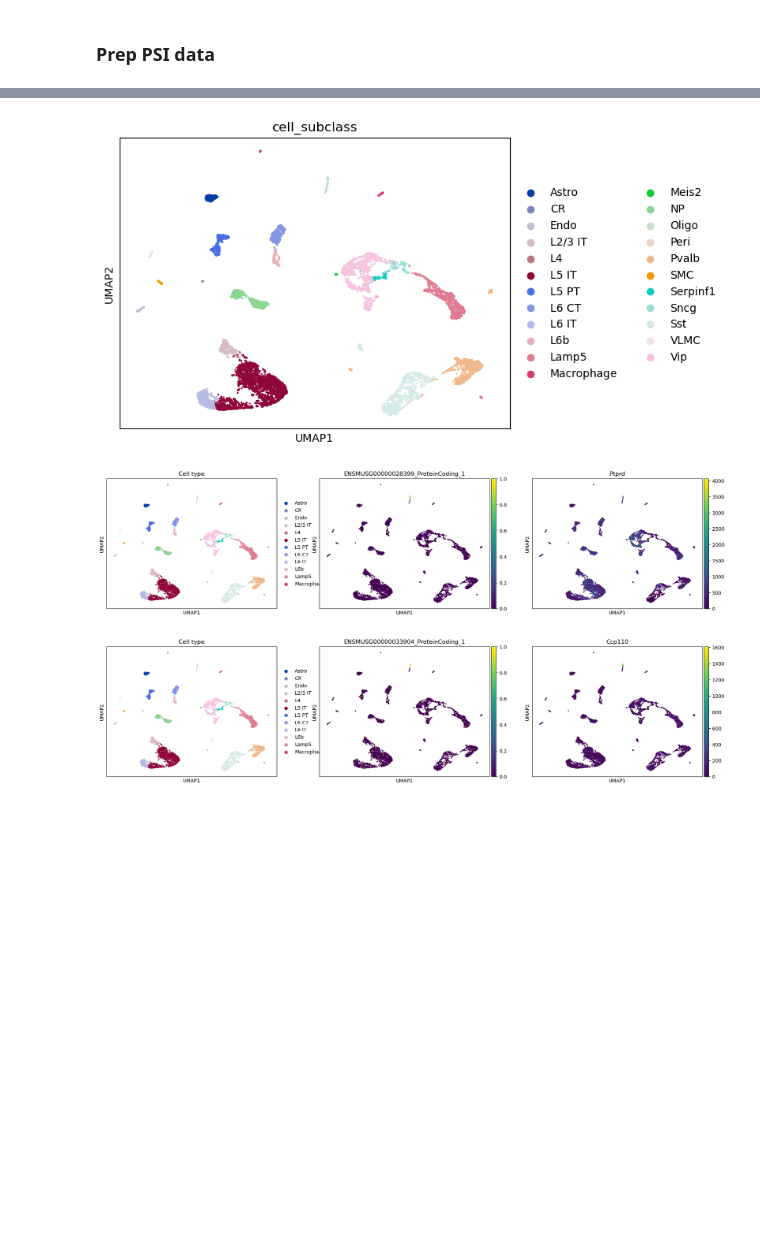
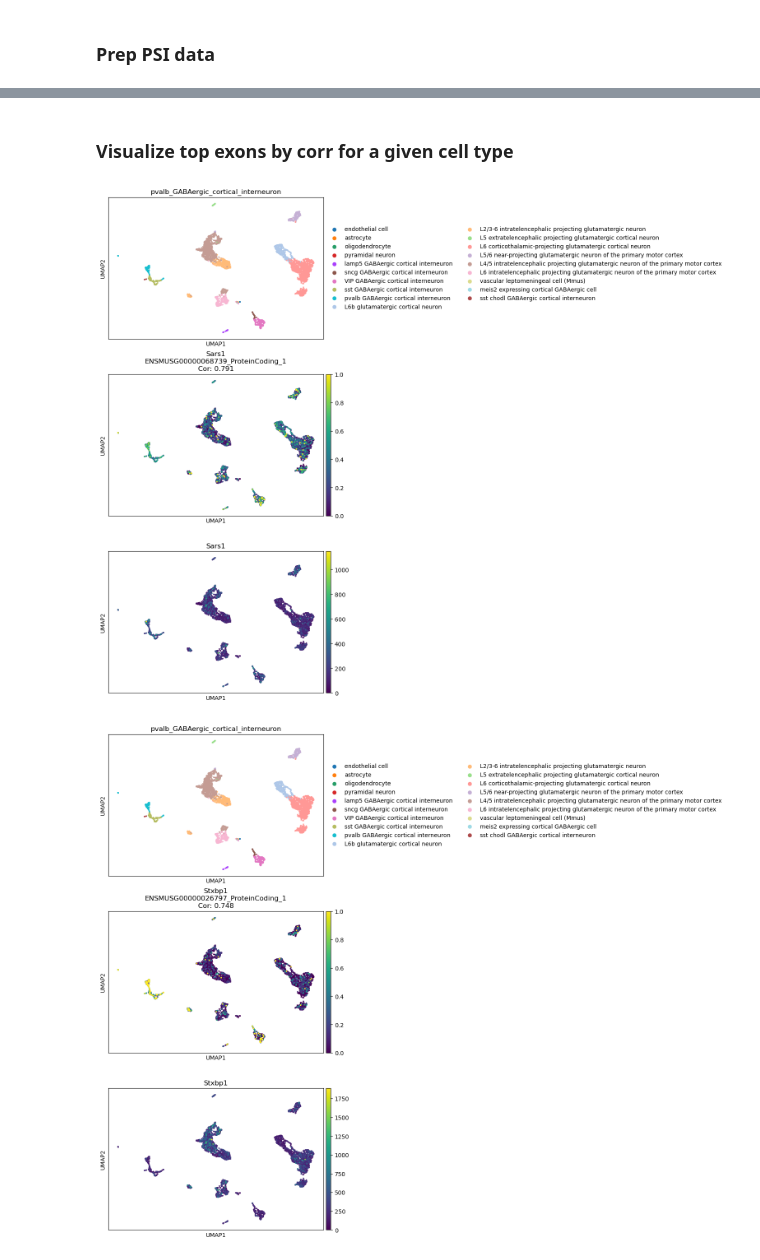
Before and after one commit to reliscu/pseudobulk_splicing_yao_2021_ACA, a Jupyter notebook: 14_plot_scRNA-seq_exons.ipynb, the cells around one changed output, grey strips where cells are left out. Cells and saved outputs as stored; diff of their text form; code cells hidden in the pictures; blank space fills up the shorter version.

Commit message:
visualize cell type specific exons

```diff
--- a/14_plot_scRNA-seq_exons.ipynb
+++ b/14_plot_scRNA-seq_exons.ipynb
@@ -61,9 +112,0 @@ gene_names_df = corr_df['Gene']
-# %%
-i = np.where(ctypes == "Oligo")[0][0]
-ctype = ctypes[i]
-print(ctype)
-
-# --------
-
-corr_df = corr_df.sort_values(ctype, ascending=False)
-corr_df.head(10)
@@ -82,0 +159,11 @@ Oligo
+# %%
+# Nptn (4 exons detected)
+# Cors:
+# Cell types:
+
+exon = "ENSMUSG00000032336_ProteinCoding_1"
+
+sc.pl.umap(adata_temp,
+           color=["cell_type", exon],
+           title=['Nptn exon 1 PSI', 'Nptn gene expression'],
+           ncols=1)
@@ -83,5 +192,10 @@ Oligo
+# %% [markdown]
+### Visualize top exons by corr for a given cell type
+# %%
+ctype = ctypes[2]
+print(ctype)
 # %%
-top_exons_df = corr_df[ctype][1:10]
+top_exons_df = corr_df.sort_values(ctype, ascending=False)[1:10]
 top_exons = top_exons_df.index.tolist()
 top_genes = gene_names_df.loc[top_exons].tolist()
 
@@ -93,13 +207,9 @@ psi_df = pd.DataFrame(
 
 adata_temp = adata.copy()
 adata_temp.obs = adata_temp.obs.join(psi_df)
-# %%
-sc.pl.umap(adata_temp, color=["cell_subclass"])
-# %% [output]
-[figure, removed]
 # %%
-for idx, value in enumerate(top_exons):
-    sc.pl.umap(adata_temp, color=["cell_subclass", value, top_genes[idx]], title=["Cell type", value, top_genes[idx]], use_raw=True)
+for idx, exon in enumerate(top_exons):
+    sc.pl.umap(adata_temp, color=["cell_type", exon, top_genes[idx]], title=[ctype, f"{top_genes[idx]}\n{exon}\nCor: {np.round(corr_df.loc[exon].loc[ctype], 3)}", top_genes[idx]], ncols=1, use_raw=True)
 # %% [output]
-[figure, old version]
+[figure, new version]
-[figure, old version]
+[figure, new version]
```
Also changed, not shown: parts of 25 cells of this notebook, 1 other file.
